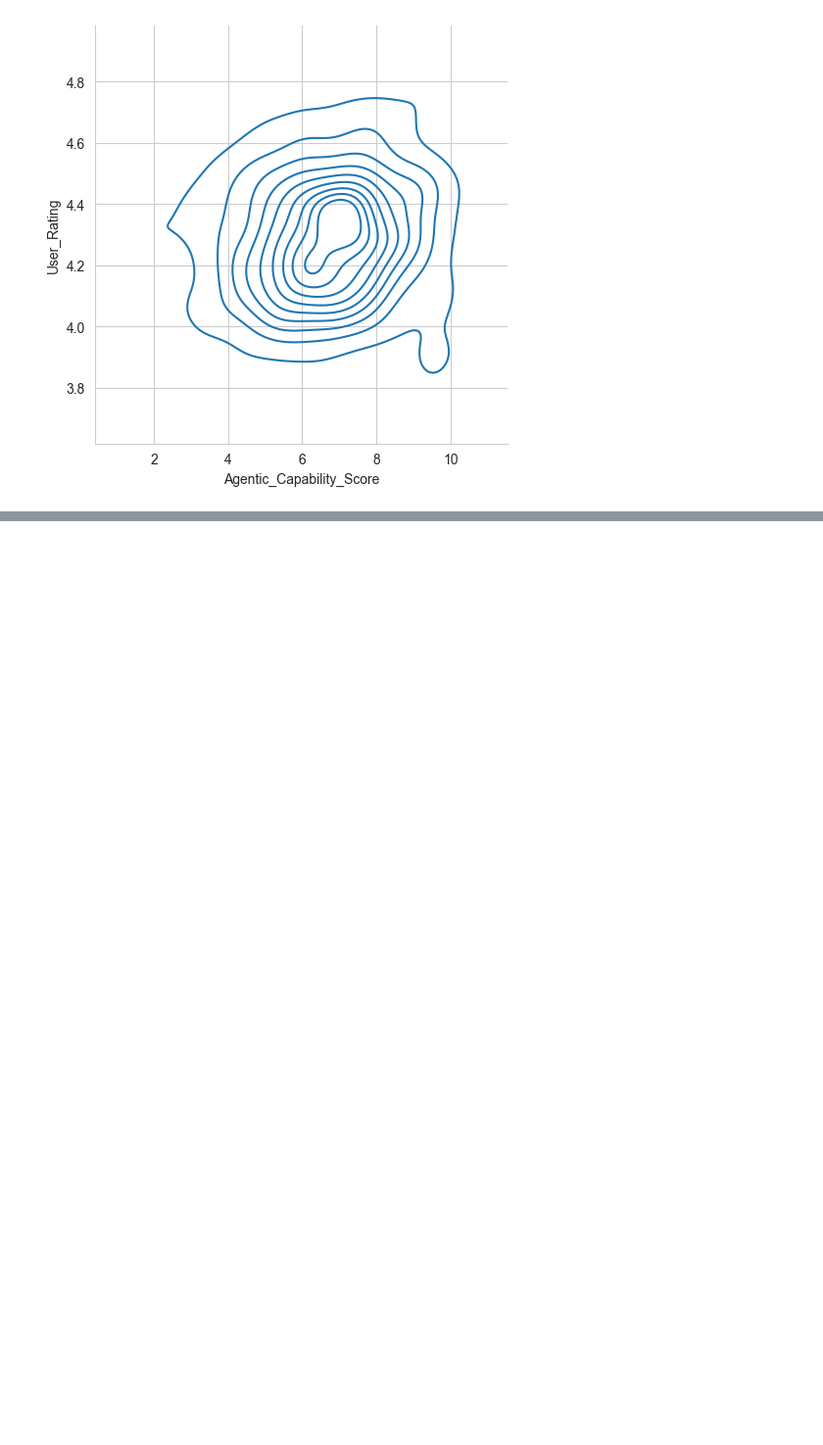
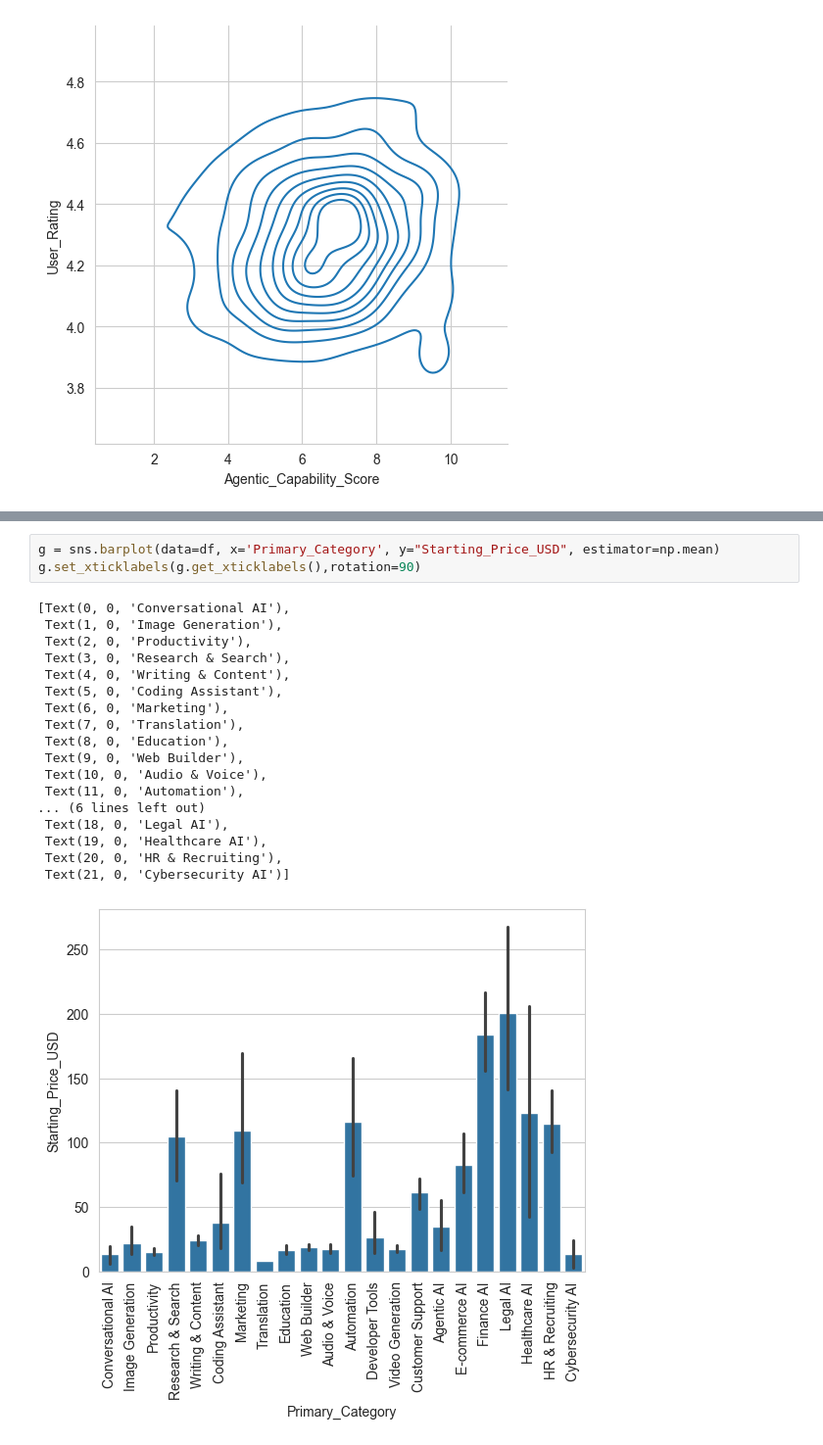
Before and after one commit to jhasan2026/MachineTrain_Lab, a Jupyter notebook: 4_Data_Analysis/2_EDA/2_Multi_Variate_analysis.ipynb, the cells around one changed output, grey strips where cells are left out. Shown at 98% size. Drawn from its saved outputs; the diff is of its cells as text; blank space fills up the shorter version.

```diff
--- a/4_Data_Analysis/2_EDA/2_Multi_Variate_analysis.ipynb
+++ b/4_Data_Analysis/2_EDA/2_Multi_Variate_analysis.ipynb
@@ -86,0 +110,22 @@ sns.displot(kind='kde',data=df, x='Agentic_Capability_Score', y='User_Rating')
+# %%
+g = sns.barplot(data=df, x='Primary_Category', y="Starting_Price_USD", estimator=np.mean)
+g.set_xticklabels(g.get_xticklabels(),rotation=90)
+# %% [output]
+[Text(0, 0, 'Conversational AI'),
+ Text(1, 0, 'Image Generation'),
+ Text(2, 0, 'Productivity'),
+ Text(3, 0, 'Research & Search'),
+ Text(4, 0, 'Writing & Content'),
+ Text(5, 0, 'Coding Assistant'),
+ Text(6, 0, 'Marketing'),
+ Text(7, 0, 'Translation'),
+ Text(8, 0, 'Education'),
+ Text(9, 0, 'Web Builder'),
+ Text(10, 0, 'Audio & Voice'),
+ Text(11, 0, 'Automation'),
+... (6 lines left out)
+ Text(18, 0, 'Legal AI'),
+ Text(19, 0, 'Healthcare AI'),
+ Text(20, 0, 'HR & Recruiting'),
+ Text(21, 0, 'Cybersecurity AI')]
+[figure, added]
```
Also changed, not shown: parts of 41 cells of this notebook, 12 other files.
